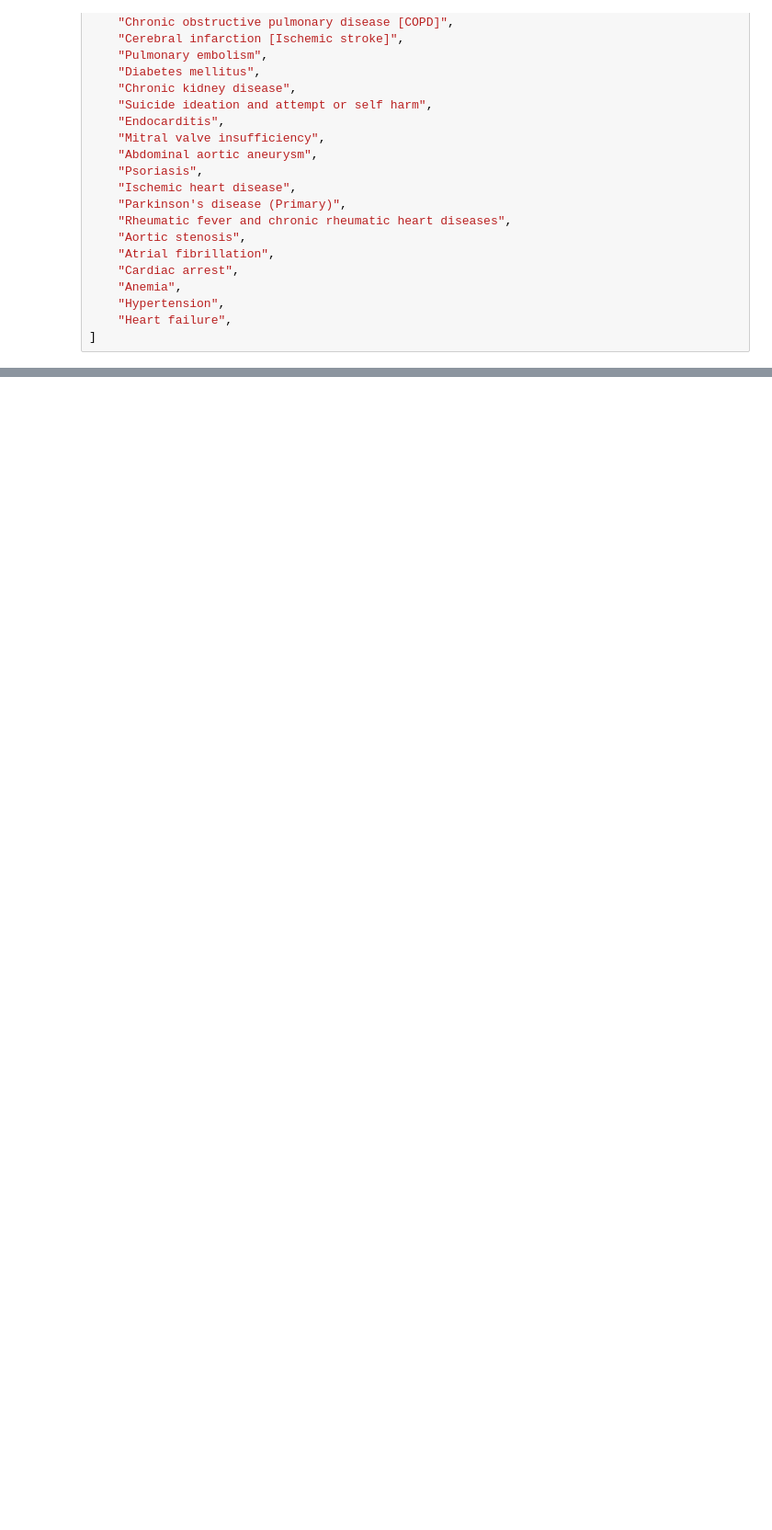
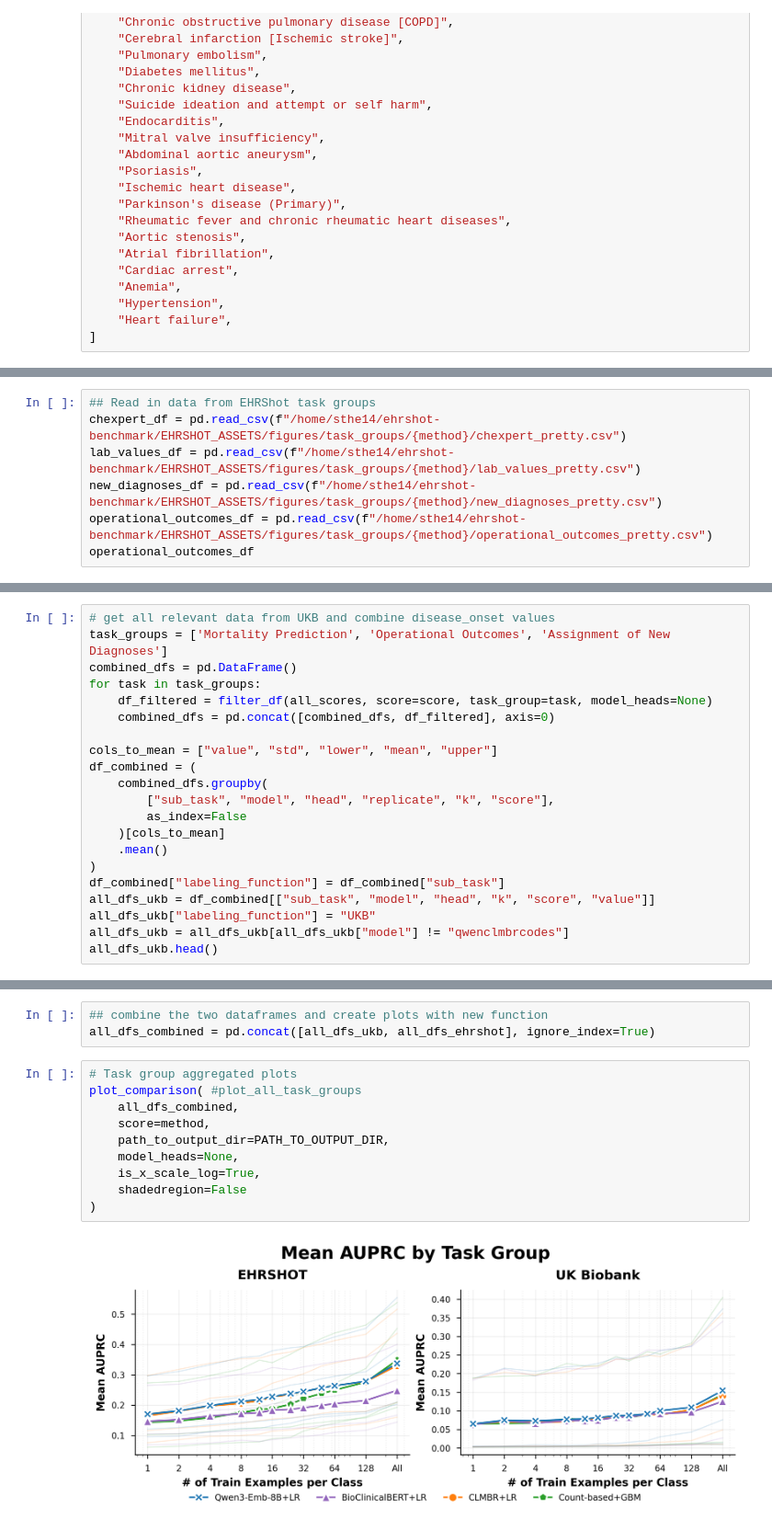
Before and after one commit to stefanhgm/ehrshot-benchmark, a Jupyter notebook: UKB_validation/ResultEvaluation.ipynb, the cells around one changed output, grey strips where cells are left out. Shown at 92% size. Saved outputs shown, nothing was run; the diff lists cells and outputs as text; blank space fills up the shorter version.

```diff
--- a/UKB_validation/ResultEvaluation.ipynb
+++ b/UKB_validation/ResultEvaluation.ipynb
@@ -336,0 +433,7 @@ pretty_table
+# %%
+## Read in data from EHRShot task groups
+chexpert_df = pd.read_csv(f"/home/sthe14/ehrshot-benchmark/EHRSHOT_ASSETS/figures/task_groups/{method}/chexpert_pretty.csv")
+lab_values_df = pd.read_csv(f"/home/sthe14/ehrshot-benchmark/EHRSHOT_ASSETS/figures/task_groups/{method}/lab_values_pretty.csv")
+new_diagnoses_df = pd.read_csv(f"/home/sthe14/ehrshot-benchmark/EHRSHOT_ASSETS/figures/task_groups/{method}/new_diagnoses_pretty.csv")
+operational_outcomes_df = pd.read_csv(f"/home/sthe14/ehrshot-benchmark/EHRSHOT_ASSETS/figures/task_groups/{method}/operational_outcomes_pretty.csv")
+operational_outcomes_df
@@ -336,0 +483,21 @@ pretty_table
+# %%
+# get all relevant data from UKB and combine disease_onset values
+task_groups = ['Mortality Prediction', 'Operational Outcomes', 'Assignment of New Diagnoses']
+combined_dfs = pd.DataFrame()
+for task in task_groups:
+    df_filtered = filter_df(all_scores, score=score, task_group=task, model_heads=None)
+    combined_dfs = pd.concat([combined_dfs, df_filtered], axis=0)
+
+cols_to_mean = ["value", "std", "lower", "mean", "upper"]
+df_combined = (
+    combined_dfs.groupby(
+        ["sub_task", "model", "head", "replicate", "k", "score"],
+        as_index=False
+    )[cols_to_mean]
+    .mean()
+)
+df_combined["labeling_function"] = df_combined["sub_task"]
+all_dfs_ukb = df_combined[["sub_task", "model", "head", "k", "score", "value"]]
+all_dfs_ukb["labeling_function"] = "UKB"
+all_dfs_ukb = all_dfs_ukb[all_dfs_ukb["model"] != "qwenclmbrcodes"]
+all_dfs_ukb.head()
@@ -336,0 +516,15 @@ pretty_table
+# %%
+## combine the two dataframes and create plots with new function
+all_dfs_combined = pd.concat([all_dfs_ukb, all_dfs_ehrshot], ignore_index=True)
+# %%
+# Task group aggregated plots
+plot_comparison( #plot_all_task_groups
+    all_dfs_combined,
+    score=method,
+    path_to_output_dir=PATH_TO_OUTPUT_DIR,
+    model_heads=None,
+    is_x_scale_log=True,
+    shadedregion=False
+)
+# %% [output]
+[figure, added]
```
Also changed, not shown: parts of 23 cells of this notebook, 3 other files.
